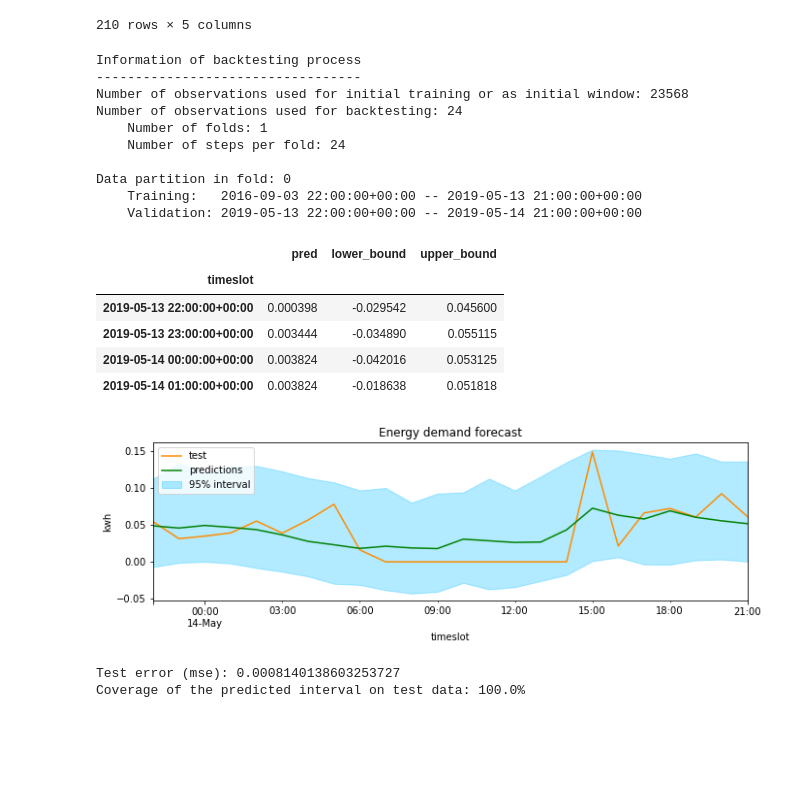
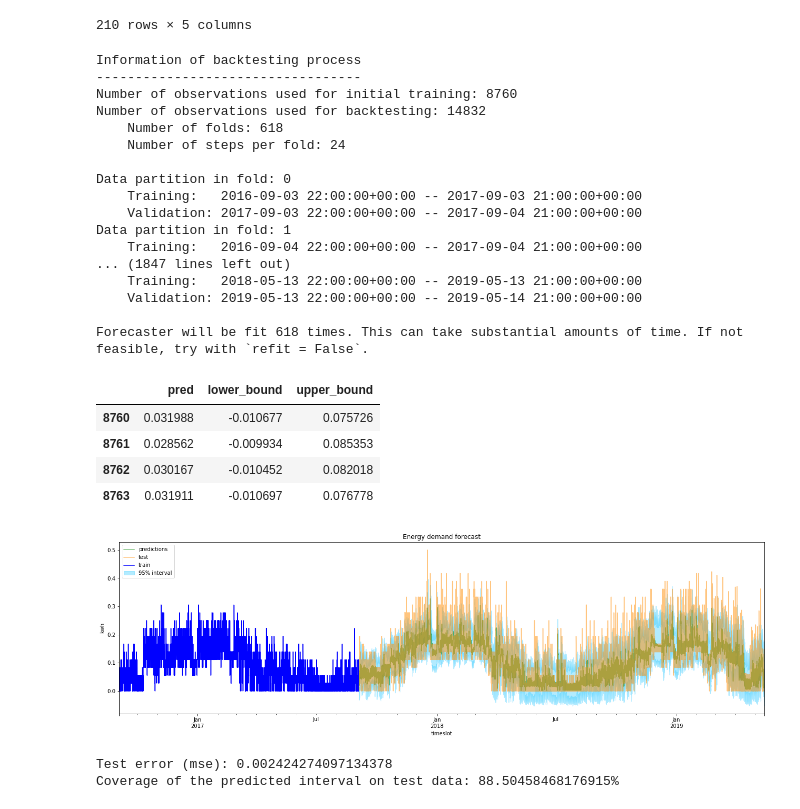
Before and after one commit to 4ug-aug/Otovo-OptimalControl, a Jupyter notebook: Better_RF_Hyperparameter_Tuning.ipynb, the cells around one changed output. Cells and saved outputs as stored; diff of their text form; code cells hidden in the pictures; blank space fills up the shorter version.

```diff
--- a/Better_RF_Hyperparameter_Tuning.ipynb
+++ b/Better_RF_Hyperparameter_Tuning.ipynb
@@ -514,9 +550,9 @@ Number of models compared: 210
 new_metric, new_predictions = backtesting_forecaster(
                             forecaster = new_forecaster,
                             y          = new_train_series[:]['num_kwh_normalized'],
-                            initial_train_size = len(new_train),
+                            initial_train_size = 24*365,
                             steps      = units_to_forecast,
-                            refit      = False,
+                            refit      = True,
                             interval   = [5/2, 100-5/2],
                             n_boot     = 500,
                             metric     = 'mean_squared_error',
@@ -527,51 +563,58 @@ new_predictions.head(4)
 # %% [output]
 Information of backtesting process
 ----------------------------------
-Number of observations used for initial training or as initial window: 23568
-Number of observations used for backtesting: 24
-    Number of folds: 1
+Number of observations used for initial training: 8760
+Number of observations used for backtesting: 14832
+    Number of folds: 618
     Number of steps per fold: 24
 
 Data partition in fold: 0
-    Training:   2016-09-03 22:00:00+00:00 -- 2019-05-13 21:00:00+00:00
+    Training:   2016-09-03 22:00:00+00:00 -- 2017-09-03 21:00:00+00:00
+    Validation: 2017-09-03 22:00:00+00:00 -- 2017-09-04 21:00:00+00:00
+Data partition in fold: 1
+    Training:   2016-09-04 22:00:00+00:00 -- 2017-09-04 21:00:00+00:00
+... (1847 lines left out)
+    Training:   2018-05-13 22:00:00+00:00 -- 2019-05-13 21:00:00+00:00
     Validation: 2019-05-13 22:00:00+00:00 -- 2019-05-14 21:00:00+00:00
+
+Forecaster will be fit 618 times. This can take substantial amounts of time. If not feasible, try with `refit = False`.
 |  | pred | lower_bound | upper_bound |
-| timeslot |  |  |  |
-| 2019-05-13 22:00:00+00:00 | 0.000398 | -0.029542 | 0.045600 |
-| 2019-05-13 23:00:00+00:00 | 0.003444 | -0.034890 | 0.055115 |
-| 2019-05-14 00:00:00+00:00 | 0.003824 | -0.042016 | 0.053125 |
-| 2019-05-14 01:00:00+00:00 | 0.003824 | -0.018638 | 0.051818 |
+| 8760 | 0.031988 | -0.010677 | 0.075726 |
+| 8761 | 0.028562 | -0.009934 | 0.085353 |
+| 8762 | 0.030167 | -0.010452 | 0.082018 |
+| 8763 | 0.031911 | -0.010697 | 0.076778 |
 # %%
-new_predictions.index = new_test.index
+new_predictions.index = new_train_series[24*365:]['num_kwh_normalized'].index
 
-fig, ax=plt.subplots(figsize=(11, 3))
-new_test['num_kwh_normalized'].plot(ax=ax, label='test', color="darkorange")
-new_predictions['pred'].plot(ax=ax, label='predictions', color="green")
+fig, ax=plt.subplots(figsize=(22, 6))
+new_predictions['pred'].plot(ax=ax, label='predictions', color="green", alpha=0.5)
+new_train_series[24*365:]['num_kwh_normalized'].plot(ax=ax, label='test', color="darkorange", alpha=0.5)
+new_train_series[:24*365]['num_kwh_normalized'].plot(ax=ax, label='train', color="blue")
 ax.fill_between(
     new_predictions.index,
     new_predictions['lower_bound'],
     new_predictions['upper_bound'],
     color = 'deepskyblue',
     alpha = 0.3,
     label = '95% interval'
 )
 #ax.yaxis.set_major_formatter(ticker.EngFormatter())
 ax.set_ylabel('kwh')
 ax.set_title('Energy demand forecast')
 ax.legend();
 # %% [output]
-[figure, old version]
+[figure, new version]
 # %%
 new_error_mse = mean_squared_error(
-                y_true = new_test['num_kwh_normalized'],
+                y_true = new_train_series[24*365:]['num_kwh_normalized'],
                 y_pred = new_predictions['pred']
             )
 
 print(f"Test error (mse): {new_error_mse}")
 
 new_inside_interval = np.where(
-                     (new_train_series.loc[predictions.index, 'num_kwh_normalized'] >= new_predictions['lower_bound']) & \
-                     (new_train_series.loc[predictions.index, 'num_kwh_normalized'] <= new_predictions['upper_bound']),
+                     (new_train_series.loc[new_predictions.index, 'num_kwh_normalized'] >= new_predictions['lower_bound']) & \
+                     (new_train_series.loc[new_predictions.index, 'num_kwh_normalized'] <= new_predictions['upper_bound']),
                      True,
                      False
                   )
@@ -579,5 +622,5 @@ new_inside_interval = np.where(
 new_coverage = new_inside_interval.mean()
 print(f"Coverage of the predicted interval on test data: {100 * new_coverage}%")
 # %% [output]
-Test error (mse): 0.0008140138603253727
-Coverage of the predicted interval on test data: 100.0%
+Test error (mse): 0.002424274097134378
+Coverage of the predicted interval on test data: 88.50458468176915%
```
Also changed, not shown: parts of 8 cells of this notebook.
